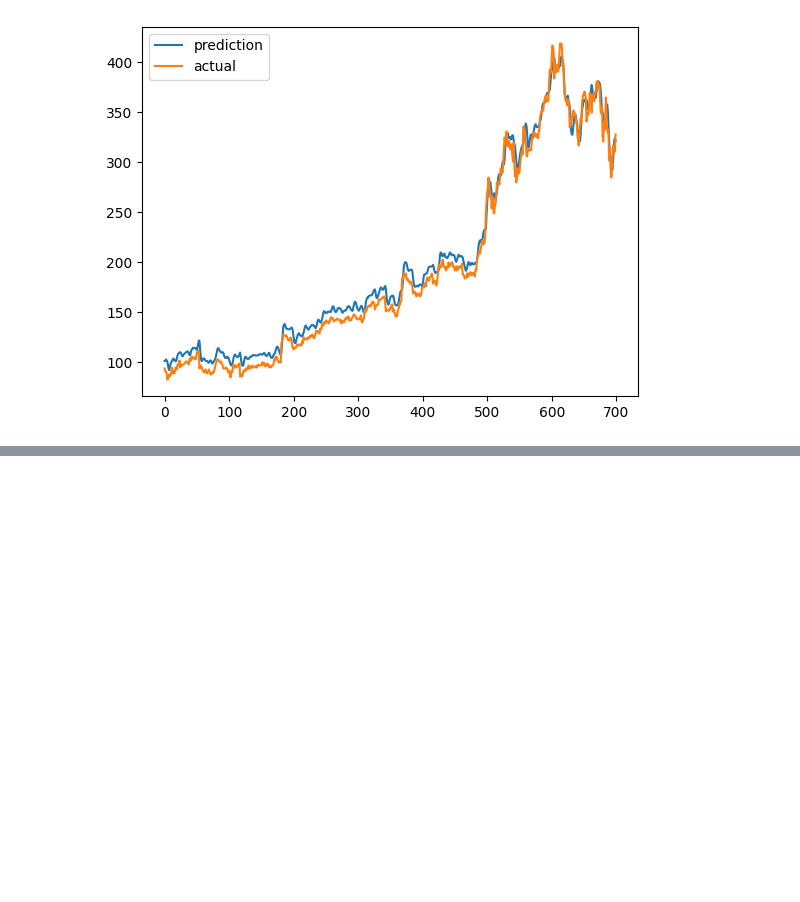
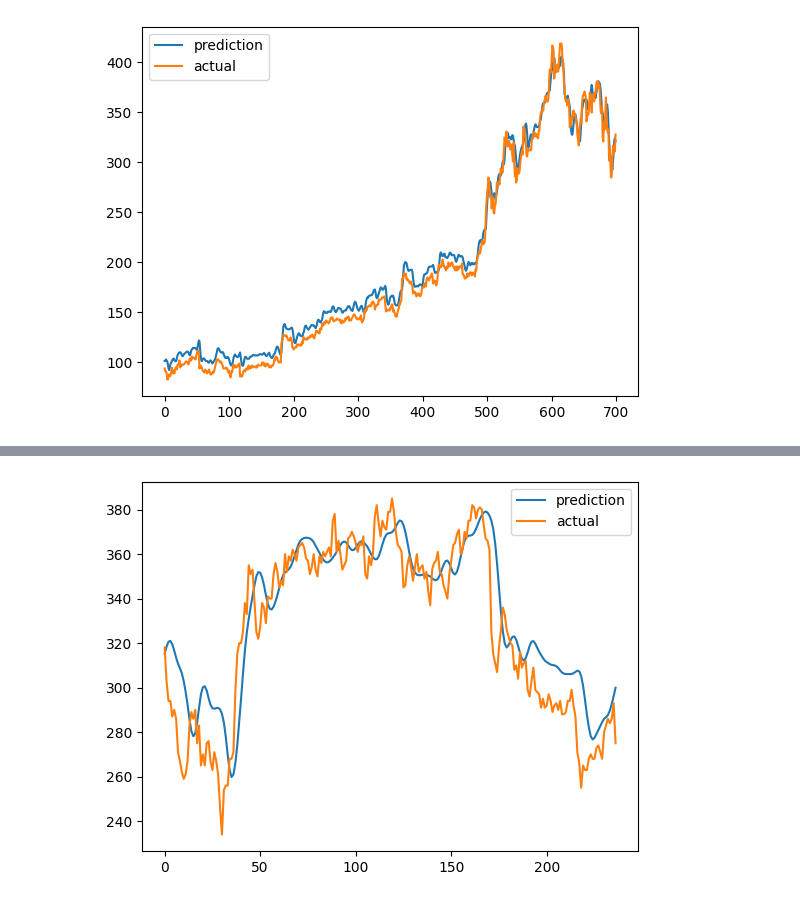
Before and after one commit to opado7/DeepLearning, a Jupyter notebook: 4주차_RNN 실습 Code.ipynb, the cells around one changed output, grey strips where cells are left out. Cells and saved outputs as stored; diff of their text form; code cells hidden in the pictures; blank space fills up the shorter version.

```diff
--- a/4주차_RNN 실습 Code.ipynb
+++ b/4주차_RNN 실습 Code.ipynb
@@ -181,0 +284,7 @@ plt.show()
+# %%
+plt.plot(torch.Tensor([Y_max.item() - Y_min.item()]) * outputs_test.to('cpu').detach() + torch.Tensor([Y_min.item()]), label = 'prediction')
+plt.plot(torch.Tensor([Y_max.item() - Y_min.item()]) * y_test.to('cpu') + torch.Tensor([Y_min.item()]), label = 'actual')
+plt.legend()
+plt.show()
+# %% [output]
+[figure, added]
```
Also changed, not shown: parts of 7 cells of this notebook, 2 other files.
